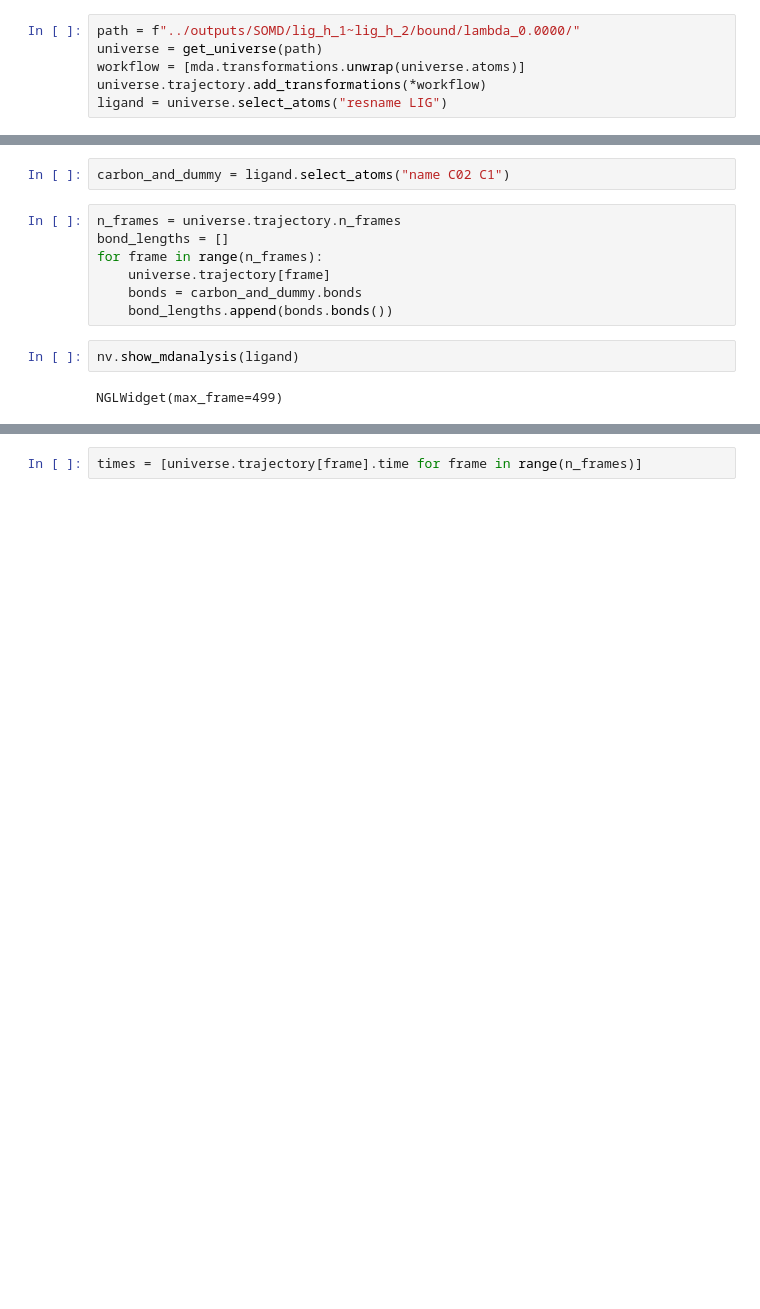
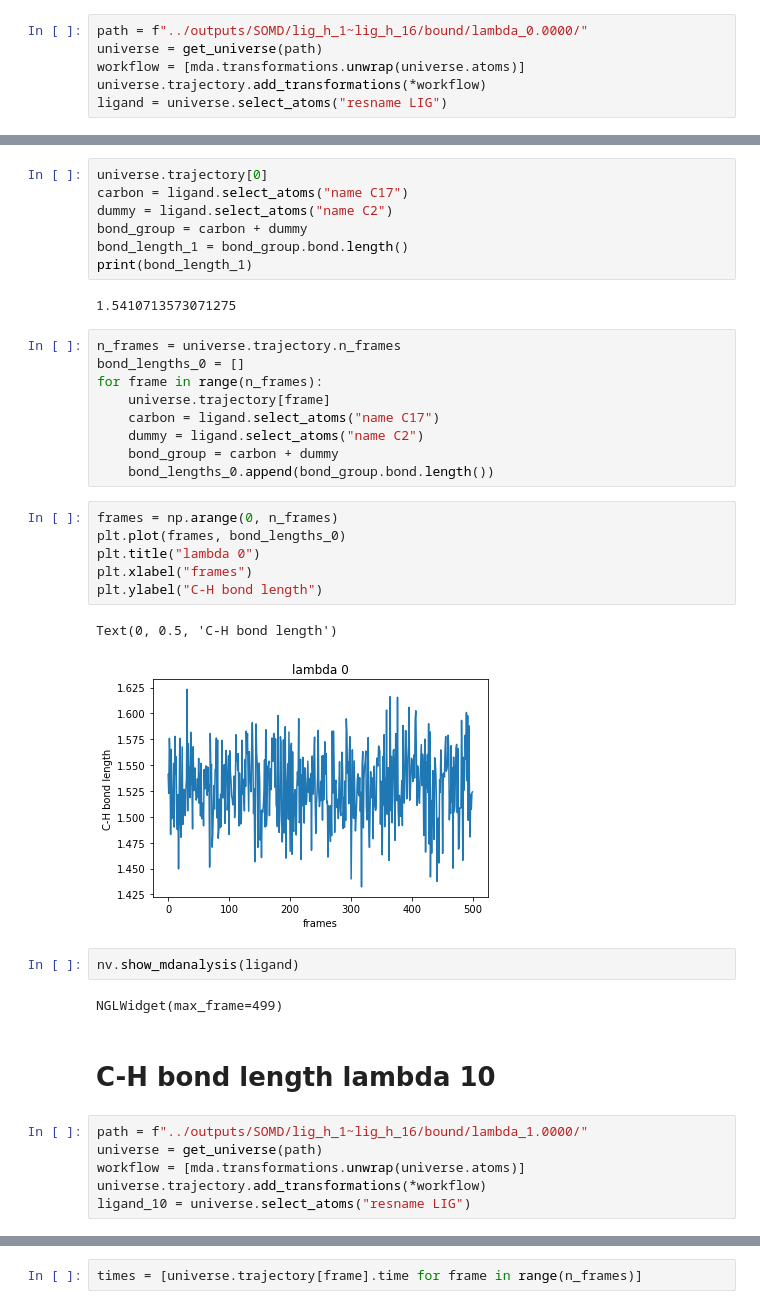
Before and after one commit to jasmin-guven/first_year_project, a Jupyter notebook: execution_model/scripts/bond_length_analysis.ipynb, the cells around one changed output, grey strips where cells are left out. Saved outputs shown, nothing was run; the diff lists cells and outputs as text; blank space fills up the shorter version.

Commit message:
bond length

```diff
--- a/execution_model/scripts/bond_length_analysis.ipynb
+++ b/execution_model/scripts/bond_length_analysis.ipynb
@@ -16,5 +34,5 @@ def get_universe(file_path: str) -> tuple:
 # %%
-path = f"../outputs/SOMD/lig_h_1~lig_h_2/bound/lambda_0.0000/"
+path = f"../outputs/SOMD/lig_h_1~lig_h_16/bound/lambda_0.0000/"
 universe = get_universe(path)
 workflow = [mda.transformations.unwrap(universe.atoms)]
 universe.trajectory.add_transformations(*workflow)
@@ -24,13 +40,39 @@ Warning: importing 'simtk.openmm' is deprecated.  Import 'openmm' instead.
-# %%
-carbon_and_dummy = ligand.select_atoms("name C02 C1")
+# %%
+universe.trajectory[0]
+carbon = ligand.select_atoms("name C17")
+dummy = ligand.select_atoms("name C2")
+bond_group = carbon + dummy
+bond_length_1 = bond_group.bond.length()
+print(bond_length_1)
+# %% [output]
+1.5410713573071275
 # %%
 n_frames = universe.trajectory.n_frames
-bond_lengths = []
+bond_lengths_0 = []
 for frame in range(n_frames):
     universe.trajectory[frame]
-    bonds = carbon_and_dummy.bonds
-    bond_lengths.append(bonds.bonds())
+    carbon = ligand.select_atoms("name C17")
+    dummy = ligand.select_atoms("name C2")
+    bond_group = carbon + dummy
+    bond_lengths_0.append(bond_group.bond.length())
+# %%
+frames = np.arange(0, n_frames)
+plt.plot(frames, bond_lengths_0)
+plt.title("lambda 0")
+plt.xlabel("frames")
+plt.ylabel("C-H bond length")
+# %% [output]
+Text(0, 0.5, 'C-H bond length')
+[figure, added]
 # %%
 nv.show_mdanalysis(ligand)
 # %% [output]
 NGLWidget(max_frame=499)
+# %% [markdown]
+# C-H bond length lambda 10
+# %%
+path = f"../outputs/SOMD/lig_h_1~lig_h_16/bound/lambda_1.0000/"
+universe = get_universe(path)
+workflow = [mda.transformations.unwrap(universe.atoms)]
+universe.trajectory.add_transformations(*workflow)
+ligand_10 = universe.select_atoms("resname LIG")
```
Also changed, not shown: parts of 10 cells of this notebook, 1 other file.
